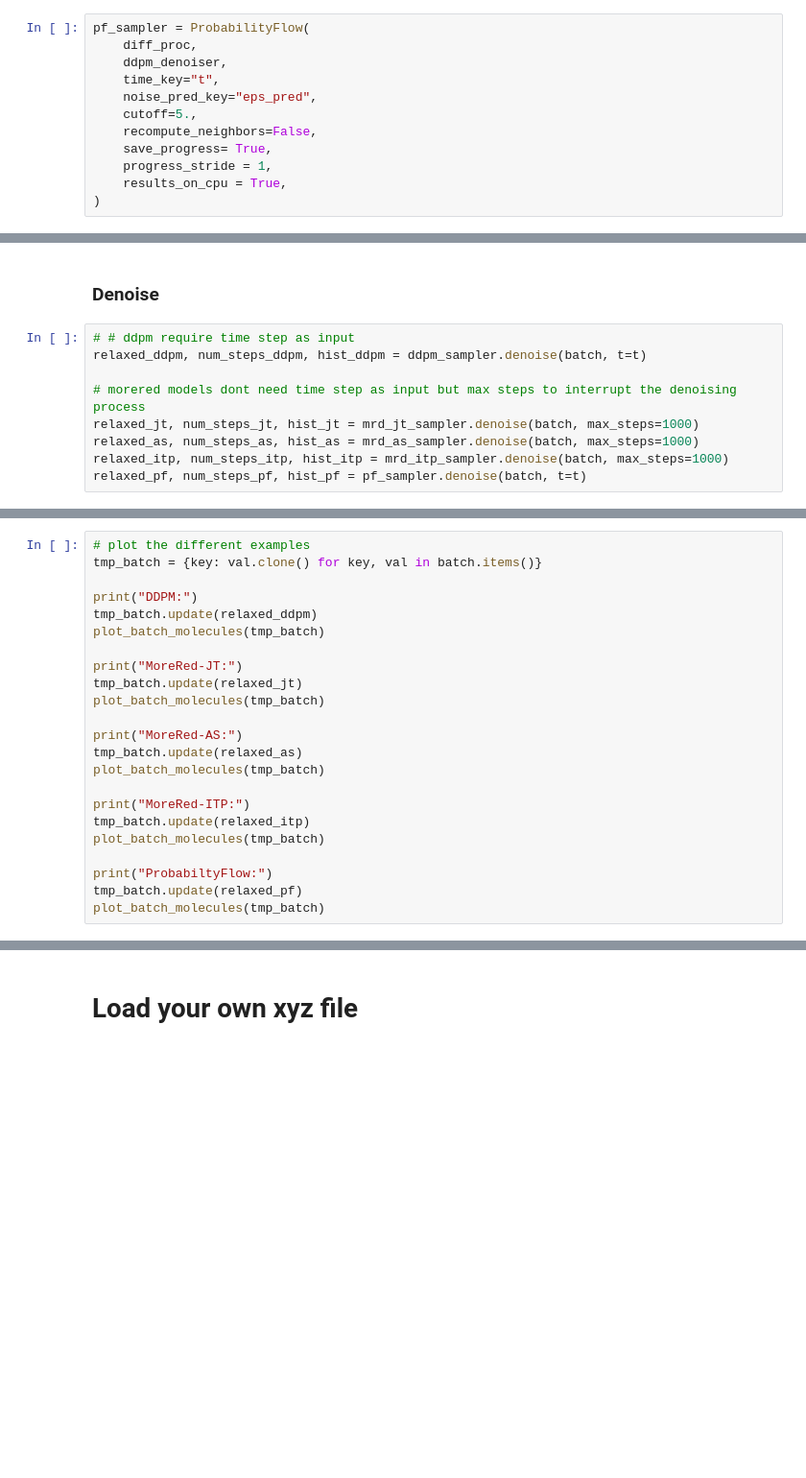
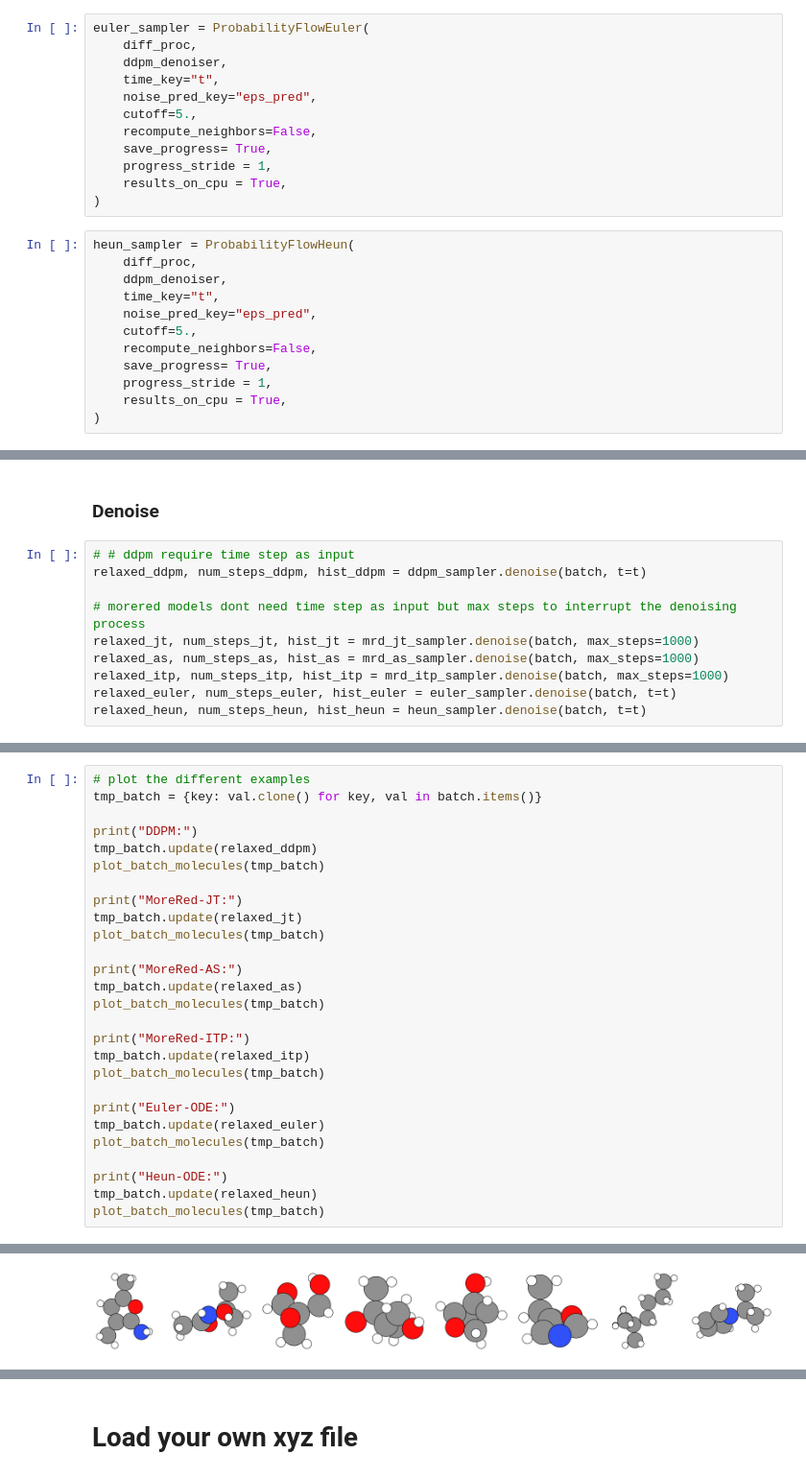
Before and after one commit to rush42/MoreRed, a Jupyter notebook: notebooks/denoising_tutorial.ipynb, the cells around one changed output, grey strips where cells are left out. Shown at 96% size. Saved outputs shown, nothing was run; the diff lists cells and outputs as text; blank space fills up the shorter version.

Commit message:
unify euler and heuns solver through abstract class

```diff
--- a/notebooks/denoising_tutorial.ipynb
+++ b/notebooks/denoising_tutorial.ipynb
@@ -142,7 +142,7 @@ mrd_itp_sampler = MoreRedITP(
     results_on_cpu = True
 )
 # %%
-pf_sampler = ProbabilityFlow(
+euler_sampler = ProbabilityFlowEuler(
     diff_proc,
     ddpm_denoiser,
     time_key="t",
@@ -153,6 +153,18 @@ pf_sampler = ProbabilityFlow(
     progress_stride = 1,
     results_on_cpu = True,
 )
+# %%
+heun_sampler = ProbabilityFlowHeun(
+    diff_proc,
+    ddpm_denoiser,
+    time_key="t",
+    noise_pred_key="eps_pred",
+    cutoff=5.,
+    recompute_neighbors=False,
+    save_progress= True,
+    progress_stride = 1,
+    results_on_cpu = True,
+)
 # %% [markdown]
 # Define data loader
 # %% [markdown]
@@ -248,4 +260,5 @@ relaxed_ddpm, num_steps_ddpm, hist_ddpm = ddpm_sampler.denoise(batch, t=t)
 relaxed_jt, num_steps_jt, hist_jt = mrd_jt_sampler.denoise(batch, max_steps=1000)
 relaxed_as, num_steps_as, hist_as = mrd_as_sampler.denoise(batch, max_steps=1000)
 relaxed_itp, num_steps_itp, hist_itp = mrd_itp_sampler.denoise(batch, max_steps=1000)
-relaxed_pf, num_steps_pf, hist_pf = pf_sampler.denoise(batch, t=t)
+relaxed_euler, num_steps_euler, hist_euler = euler_sampler.denoise(batch, t=t)
+relaxed_heun, num_steps_heun, hist_heun = heun_sampler.denoise(batch, t=t)
@@ -277,6 +296,11 @@ print("MoreRed-ITP:")
 tmp_batch.update(relaxed_itp)
 plot_batch_molecules(tmp_batch)
 
-print("ProbabiltyFlow:")
-tmp_batch.update(relaxed_pf)
+print("Euler-ODE:")
+tmp_batch.update(relaxed_euler)
 plot_batch_molecules(tmp_batch)
+
+print("Heun-ODE:")
+tmp_batch.update(relaxed_heun)
+plot_batch_molecules(tmp_batch)
+# %% [output]
@@ -282,0 +308 @@ plot_batch_molecules(tmp_batch)
+[figure, added]
```
Also changed, not shown: parts of 8 cells of this notebook, 1 other file.
